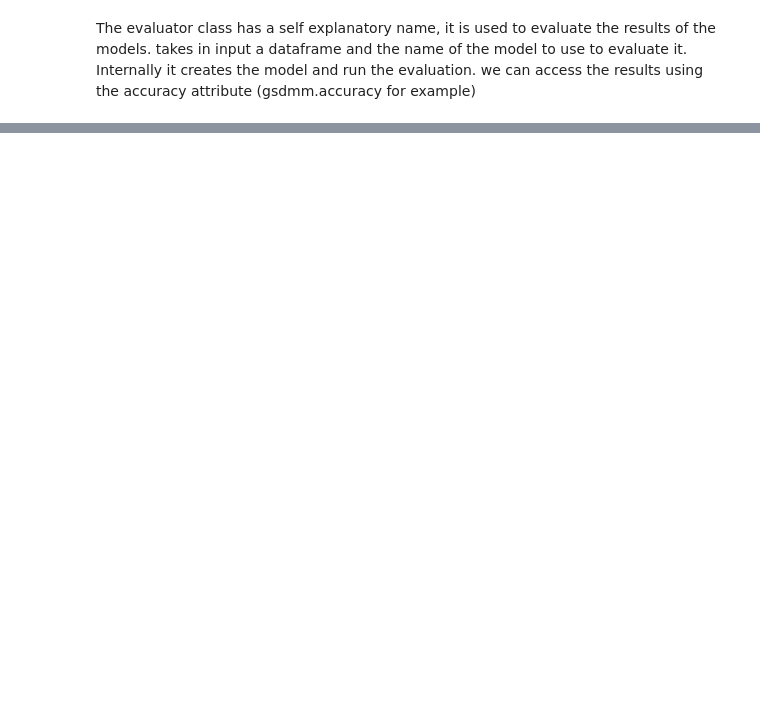
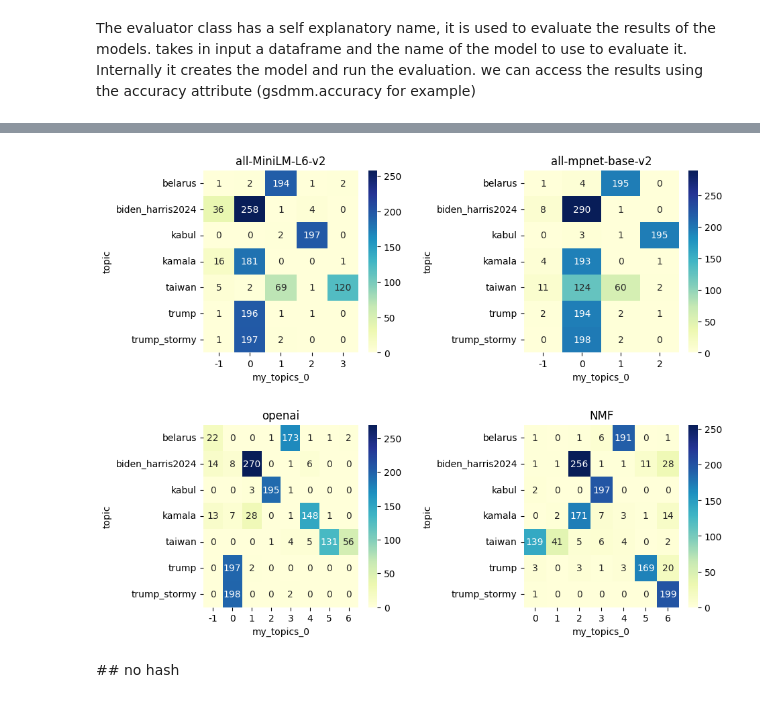
Before and after one commit to alessiogandelli/topic-modeling-eval, a Jupyter notebook: src/supervised.ipynb, the cells around one changed output, grey strips where cells are left out. Saved outputs shown, nothing was run; the diff lists cells and outputs as text; code cells hidden in the pictures; blank space fills up the shorter version.

```diff
--- a/src/supervised.ipynb
+++ b/src/supervised.ipynb
@@ -90,0 +96,18 @@ Evaluator.compare_models(models)
+# %%
+
+
+fig, axs = plt.subplots(2, 2, figsize=(10, 8))
+
+bert_mini.visualize_heatmap(ax= axs[0, 0])
+bert_mpnet.visualize_heatmap(ax= axs[0, 1])
+openai_eval.visualize_heatmap(ax= axs[1, 0])
+nmf.visualize_heatmap(ax = axs[1, 1])
+
+#add margin
+fig.tight_layout(pad=3.0)
+
+plt.show()
+# %% [output]
+[figure, added]
+# %% [markdown]
+## no hash
```
Also changed, not shown: parts of 18 cells of this notebook, 1 other file.
